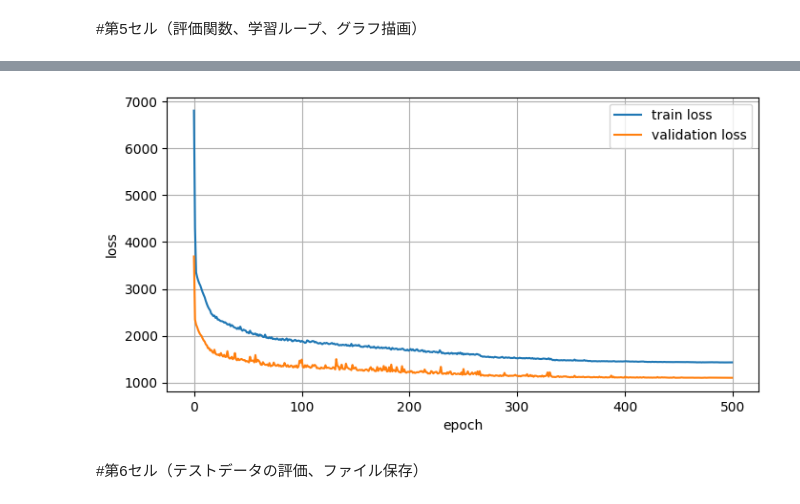
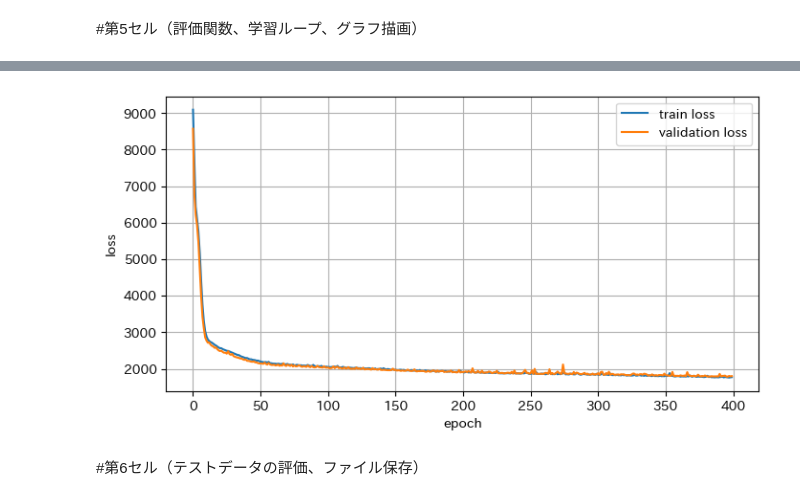
Before and after one commit to usumakikai8-bot/DNN4, a Jupyter notebook: DNN5.ipynb, the cells around one changed output, grey strips where cells are left out. Cells and saved outputs as stored; diff of their text form; code cells hidden in the pictures.

```diff
--- a/DNN5.ipynb
+++ b/DNN5.ipynb
@@ -58,7 +66,7 @@ path設定は非常に重要だ。フォルダ構成に注意する。
 from pathlib import Path
 PROJECT_ROOT = Path.cwd()
 # Colab: dataset3 と catalog を Google Drive に配置してください。
-DATASET_ROOT = Path('/content/drive/MyDrive/research/dataset3')
+DATASET_ROOT = Path(r'C:/Research/dataset3') if Path(r'C:/Research/dataset3').exists() else Path('/content/drive/MyDrive/research/dataset3')
 CATALOG_ROOT = DATASET_ROOT / 'catalog'
 OUTPUT_DIR = PROJECT_ROOT / 'dnn_result'
 print('PROJECT_ROOT:', PROJECT_ROOT)
@@ -585,0 +226,15 @@ test: 1115 files
+# %%
+# Raw feature range audit (before clipping/normalization)
+raw_train = np.stack([sm.x for sm in train_samples])
+raw_lo, raw_hi = raw_train.min(axis=0), raw_train.max(axis=0)
+print('Feature index map:', list(enumerate(FEATURE_NAMES)))
+for split_name, split_samples in [('val', val_samples), ('test', test_samples)]:
+    raw = np.stack([sm.x for sm in split_samples])
+    outside_by_feature = (raw < raw_lo) | (raw > raw_hi)
+    outside_rows = outside_by_feature.any(axis=1)
+    print(f'{split_name}: outside train feature range {outside_rows.sum()}/{len(raw)} ({outside_rows.mean():.2%})')
+    print(pd.DataFrame({'feature': FEATURE_NAMES, 'outside_count': outside_by_feature.sum(0), 'n': len(raw)}).query('outside_count > 0').to_string(index=False))
+for label, catalog in [('beam', H_CATALOG), ('column', BOX_CATALOG)]:
+    dims = [tuple(row['values']) for row in catalog]
+    duplicate_dims = {d: n for d, n in Counter(dims).items() if n > 1}
+    print(f'{label}: catalog_names={len(catalog)}, duplicate_dimension_groups={duplicate_dims}')
@@ -623,6 +290,19 @@ SimpleDNN(
 #第5セル（評価関数、学習ループ、グラフ描画）
 # %%
 # 1. 評価・推論処理 (evaluate)
+def section_objective(logits, targets, dimensions):
+    valid = targets.ne(-100)
+    if not valid.any():
+        return logits.sum() * 0.0
+    if LOSS_MODE == 'cross_entropy':
+        return nn.functional.cross_entropy(logits[valid], targets[valid])
+    dim_loss = section_dimension_mse(logits, targets, dimensions)
+    if LOSS_MODE == 'dimension_mse':
+        return dim_loss
+    if LOSS_MODE == 'combined':
+        ce_loss = nn.functional.cross_entropy(logits[valid], targets[valid])
+        return ce_loss + LAMBDA_DIM * dim_loss
+    raise ValueError(f'Unknown LOSS_MODE={LOSS_MODE!r}')
 @torch.no_grad()
 def evaluate(loader, export_rows=False):
     model.eval()
@@ -643,13 +323,13 @@ def evaluate(loader, export_rows=False):
 
         logits_h, logits_box = model(x)
 
-        loss_h = section_dimension_mse(logits_h, y_h, H_DIMENSIONS)
-        loss_box = section_dimension_mse(logits_box, y_box, BOX_DIMENSIONS)
+        loss_h = section_objective(logits_h, y_h, H_DIMENSIONS)
+        loss_box = section_objective(logits_box, y_box, BOX_DIMENSIONS)
         # 評価用ロス
-        loss = loss_h + loss_box
+        loss = SECTION_WEIGHT_H * loss_h + SECTION_WEIGHT_BOX * loss_box
 
-        pred_h = logits_h.argmax(-1)
-        pred_box = logits_box.argmax(-1)
+        pred_h = torch.argmax(logits_h, dim=-1)  # 最終予測はカタログ候補から1つ選ぶ
+        pred_box = torch.argmax(logits_box, dim=-1)  # 最終予測はカタログ候補から1つ選ぶ
 
         # --------------------------------
         # 全スロットのAccuracy
@@ -801,6 +481,8 @@ CHECKPOINT_SIGNATURE = {
     'box_catalog': BOX_CATALOG,
     'max_spans': MAX_SPANS,
     'min_span_mm': MIN_SPAN_MM,
+    'loss_mode': LOSS_MODE, 'lambda_dim': LAMBDA_DIM,
+    'section_weights': (SECTION_WEIGHT_H, SECTION_WEIGHT_BOX),
 }
 # 重み設定を変更したため、以前のキャッシュをロードせずに再学習させます
 reuse_checkpoint = False
@@ -809,7 +491,7 @@ if not reuse_checkpoint:
     optimizer = torch.optim.AdamW(model.parameters(), lr=LEARNING_RATE, weight_decay=WEIGHT_DECAY)
     scheduler = torch.optim.lr_scheduler.ReduceLROnPlateau(optimizer, mode='min', factor=0.5, patience=15)
     best_state, best_val, wait = None, float('inf'), 0
-    history = {'train_loss': [], 'val_loss': [], 'val_slot_accuracy': []}
+    history = {'epoch': [], 'train_loss': [], 'val_loss': [], 'val_slot_accuracy': [], 'val_h_accuracy': [], 'val_box_accuracy': [], 'val_building_exact_match': [], 'learning_rate': []}
 
     #3. 学習ループ（Training Loop）
     for epoch in range(1, EPOCHS + 1):
@@ -821,9 +503,9 @@ if not reuse_checkpoint:
             logits_h, logits_box = model(x)
 
             # H梁とBOX柱の損失を別々に計算（指示通りBOXの重みを2倍に設定）
-            loss_h = section_dimension_mse(logits_h, y_h, H_DIMENSIONS)
-            loss_box = section_dimension_mse(logits_box, y_box, BOX_DIMENSIONS)
-            loss = loss_h + loss_box * 2.0
+            loss_h = section_objective(logits_h, y_h, H_DIMENSIONS)
+            loss_box = section_objective(logits_box, y_box, BOX_DIMENSIONS)
+            loss = SECTION_WEIGHT_H * loss_h + SECTION_WEIGHT_BOX * loss_box
 
             loss.backward()
             nn.utils.clip_grad_norm_(model.parameters(), 1.0)
@@ -832,9 +514,14 @@ if not reuse_checkpoint:
         val = evaluate(val_loader)
         train_loss /= len(train_loader.dataset)
         scheduler.step(val['loss'])
+        history['epoch'].append(epoch)
         history['train_loss'].append(train_loss)
         history['val_loss'].append(val['loss'])
         history['val_slot_accuracy'].append(val['slot_accuracy'])
+        history['val_h_accuracy'].append(val['h_accuracy'])
+        history['val_box_accuracy'].append(val['box_accuracy'])
+        history['val_building_exact_match'].append(val['building_exact_match'])
+        history['learning_rate'].append(optimizer.param_groups[0]['lr'])
         if val['loss'] < best_val:
             best_val, wait = val['loss'], 0
             best_state = {k: v.detach().cpu().clone() for k, v in model.state_dict().items()}
@@ -850,6 +537,7 @@ if not reuse_checkpoint:
 #4. 最良モデルの復元と学習曲線のプロット
 if not reuse_checkpoint:
     model.load_state_dict(best_state)
+    pd.DataFrame(history).to_csv(OUTPUT_DIR / 'training_history.csv', index=False, encoding='utf-8-sig')
 plt.figure(figsize=(8, 4))
 plt.plot(history['train_loss'], label='train loss')
 plt.plot(history['val_loss'], label='validation loss')
@@ -875,4 +563,4 @@ epoch=500 train_loss=1430.2610 val_loss=1100.7873 val_acc=0.131
-[figure, old version]
+[figure, new version]
 # %% [markdown]
 #第6セル（テストデータの評価、ファイル保存）
 # %%
```
Also changed, not shown: parts of 18 cells of this notebook.
